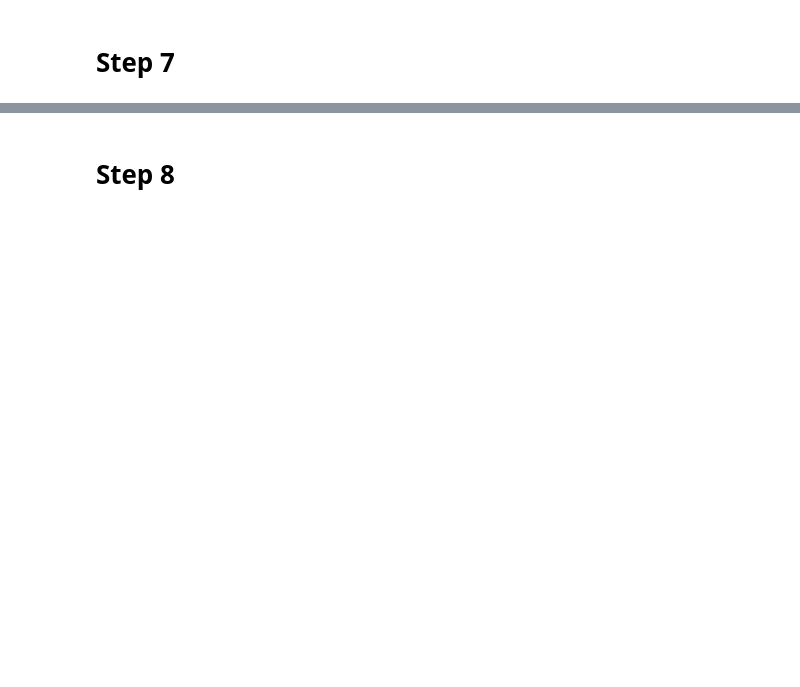
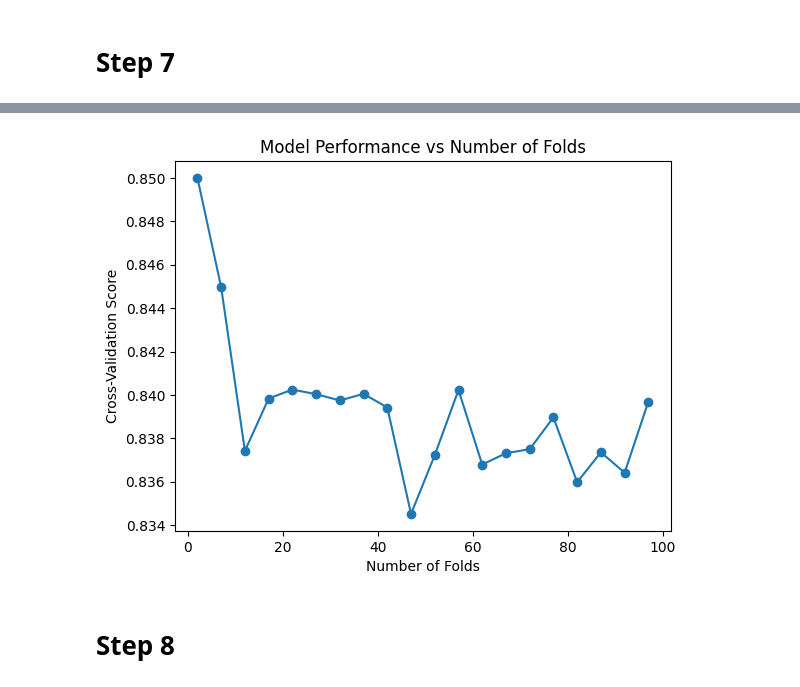
Before and after one commit to muneymo/Complementary-TP, a Jupyter notebook: TP2_Logistic_Regression.ipynb, the cells around one changed output, grey strips where cells are left out. Cells and saved outputs as stored; diff of their text form; code cells hidden in the pictures; blank space fills up the shorter version.

```diff
--- a/TP2_Logistic_Regression.ipynb
+++ b/TP2_Logistic_Regression.ipynb
@@ -189,3 +210,17 @@ Cross-validation scores distribution: 0.8549999999999999 0.020310096011589906
+# %%
+scores_list = []
+for k in range(2, 100, 5):
+    kf = KFold(n_splits=k, shuffle=True, random_state=random_state+10)
+    scores = cross_val_score(model, predictors, target, cv=kf)
+    scores_list.append(scores.mean())
+
+plt.plot([k for k in range(2, 100, 5)], [scores for scores in scores_list], marker='o')
+plt.xlabel('Number of Folds')
+plt.ylabel('Cross-Validation Score')
+plt.title('Model Performance vs Number of Folds')
+plt.show()
+# %% [output]
+[figure, added]
 # %% [markdown]
 # Step 8
 # %%
```
Also changed, not shown: parts of 20 cells of this notebook.
